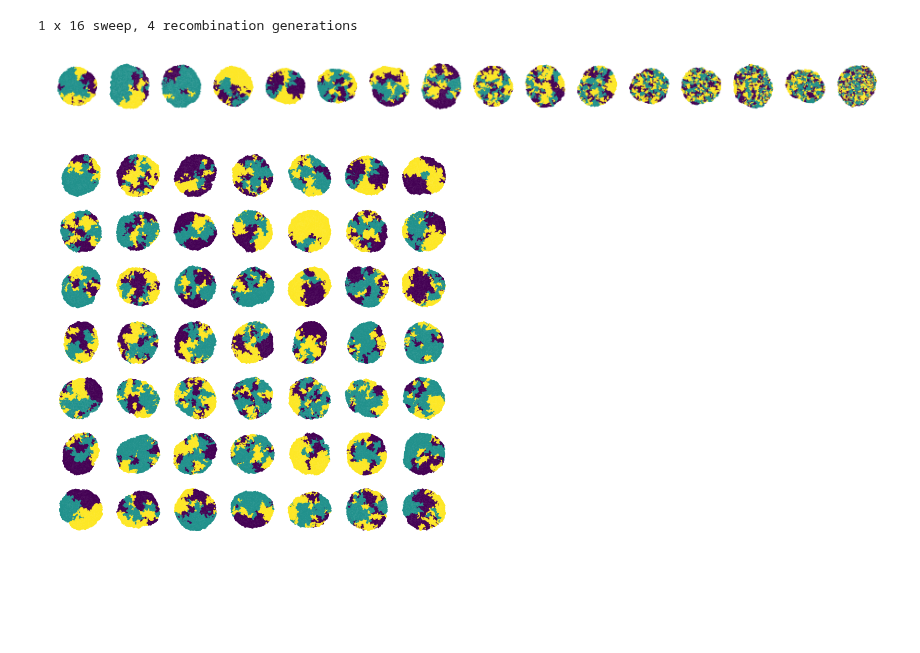
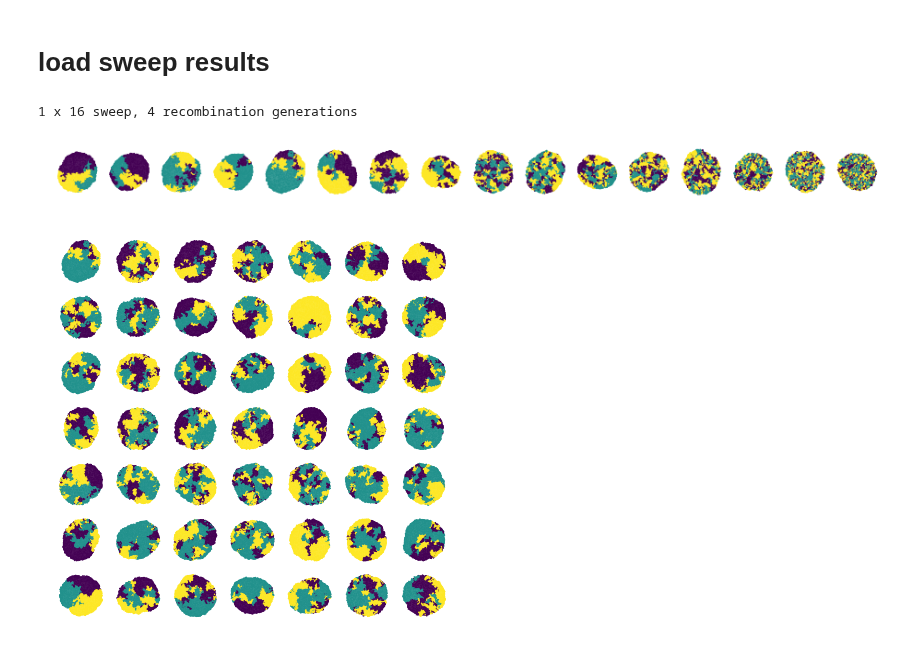
Before and after one commit to sbernasek/flyqma, a Jupyter notebook: notebooks/results.ipynb, the cells around one changed output. Cells and saved outputs as stored; diff of their text form; code cells hidden in the pictures; blank space fills up the shorter version.

Commit message:
added results class

```diff
--- a/notebooks/results.ipynb
+++ b/notebooks/results.ipynb
@@ -12,14 +10,16 @@ Sweep_181201_191409/ Sweep_181201_191516/ Sweep_181201_191521/
+# %% [markdown]
+# load sweep results
 # %%
-sweep_path = '../synthetic/landing/Sweep_181201_191516'
+sweep_path = '../synthetic/Sweep_181201_191516_copy'
 sweep = Sweep.load(sweep_path)
 sweep
 # %% [output]
 1 x 16 sweep, 4 recombination generations
 # %%
 # plot single replicate for each batch
-fig = sweep.plot_culture_grid(replicate_id=5, s=2)
+fig = sweep.plot_culture_grid(replicate_id=0, s=2)
 # %% [output]
-[figure, old version]
+[figure, new version]
 # %%
 # plot all replicates for a single batch
 fig = sweep.batches[0, 4].plot_culture_grid()
```
Also changed, not shown: parts of 19 cells of this notebook, 4 other files.
